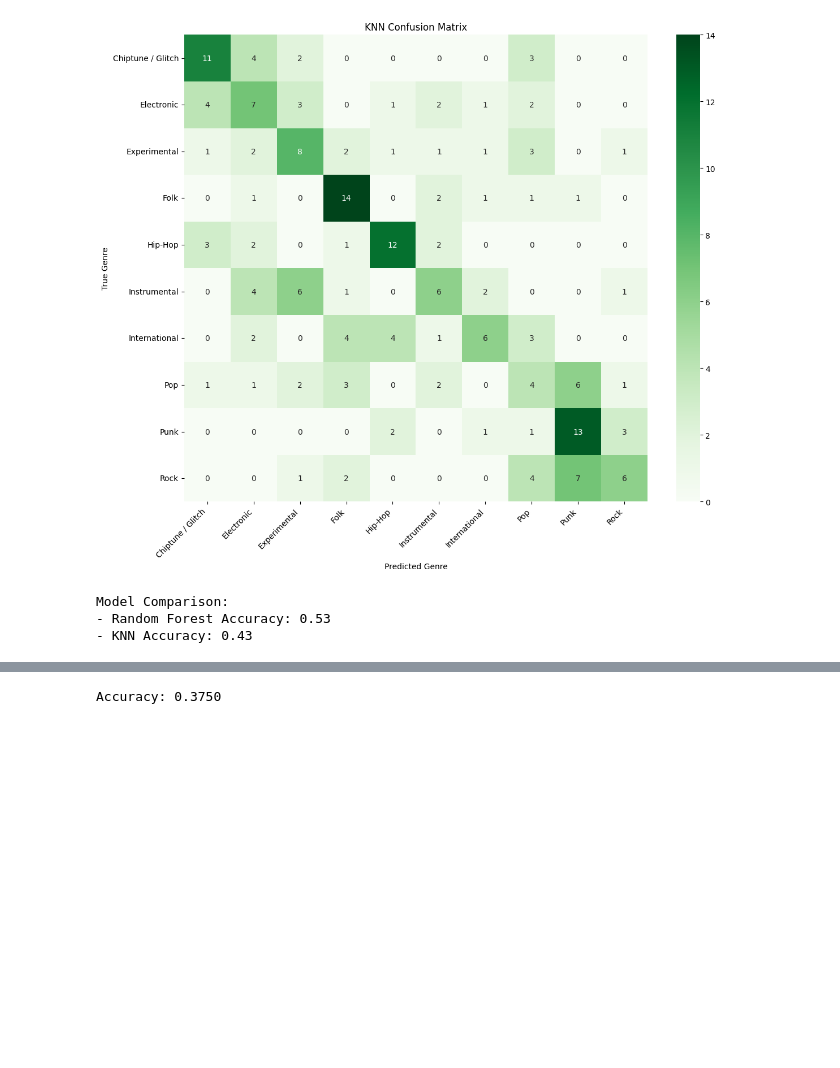
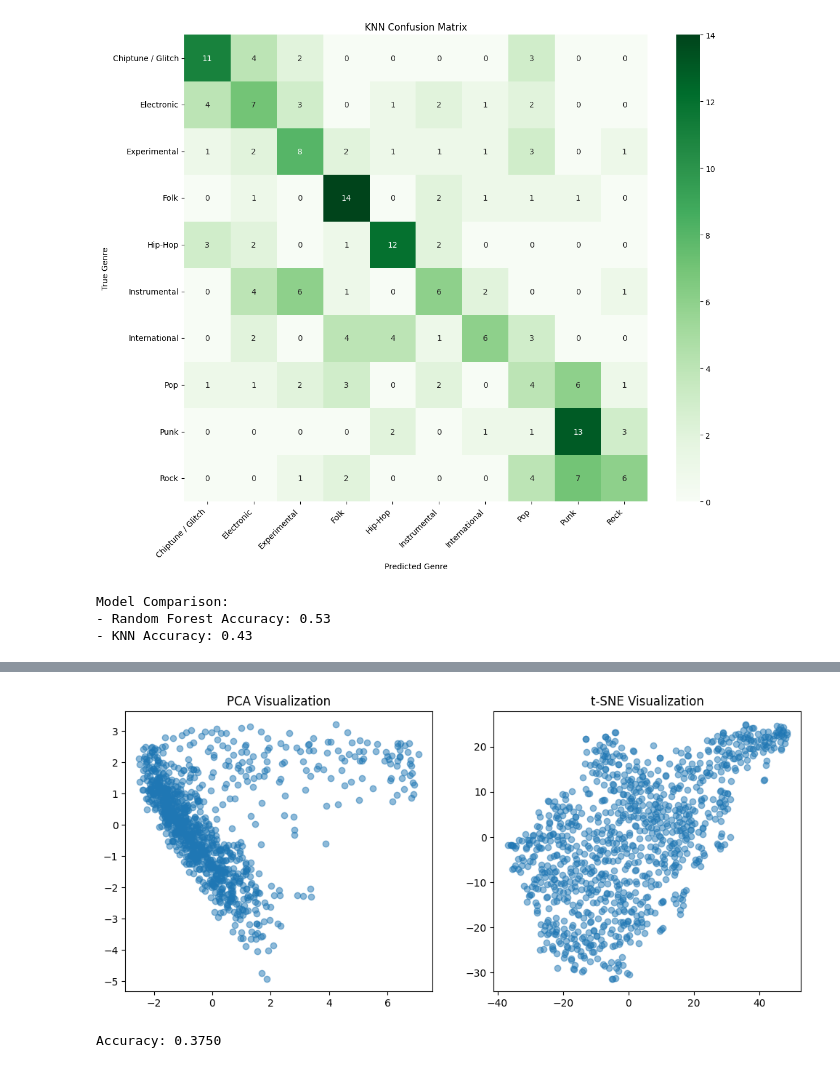
Before and after one commit to prospy0250/final_project_introduction_to_ai, a Jupyter notebook: instrument_task/instrument_task.ipynb, the cells around one changed output, grey strips where cells are left out. Saved outputs shown, nothing was run; the diff lists cells and outputs as text; code cells hidden in the pictures; blank space fills up the shorter version.

```diff
--- a/instrument_task/instrument_task.ipynb
+++ b/instrument_task/instrument_task.ipynb
@@ -368,6 +604,29 @@ embeddings_wav2vec, labels = extract_dataset_embeddings(dataset['train'])
 # Save embeddings and labels
 np.save("wav2vec2_embeddings.npy", embeddings_wav2vec)
 np.save("wav2vec2_labels.npy", np.array(labels))
+# %%
+# Reduce to 2D using PCA
+pca = PCA(n_components=2)
+embeddings_pca = pca.fit_transform(embeddings_wav2vec)
+
+# Reduce to 2D using t-SNE
+tsne = TSNE(n_components=2, perplexity=30, random_state=42)
+embeddings_tsne = tsne.fit_transform(embeddings_wav2vec)
+
+# Plot PCA
+plt.figure(figsize=(12, 5))
+plt.subplot(1, 2, 1)
+plt.scatter(embeddings_pca[:, 0], embeddings_pca[:, 1], alpha=0.5)
+plt.title("PCA Visualization")
+
+# Plot t-SNE
+plt.subplot(1, 2, 2)
+plt.scatter(embeddings_tsne[:, 0], embeddings_tsne[:, 1], alpha=0.5)
+plt.title("t-SNE Visualization")
+
+plt.show()
+# %% [output]
+[figure, added]
 # %%
 from sklearn.ensemble import RandomForestClassifier
 from sklearn.preprocessing import LabelEncoder
```
Also changed, not shown: parts of 19 cells of this notebook, 1 other file.
